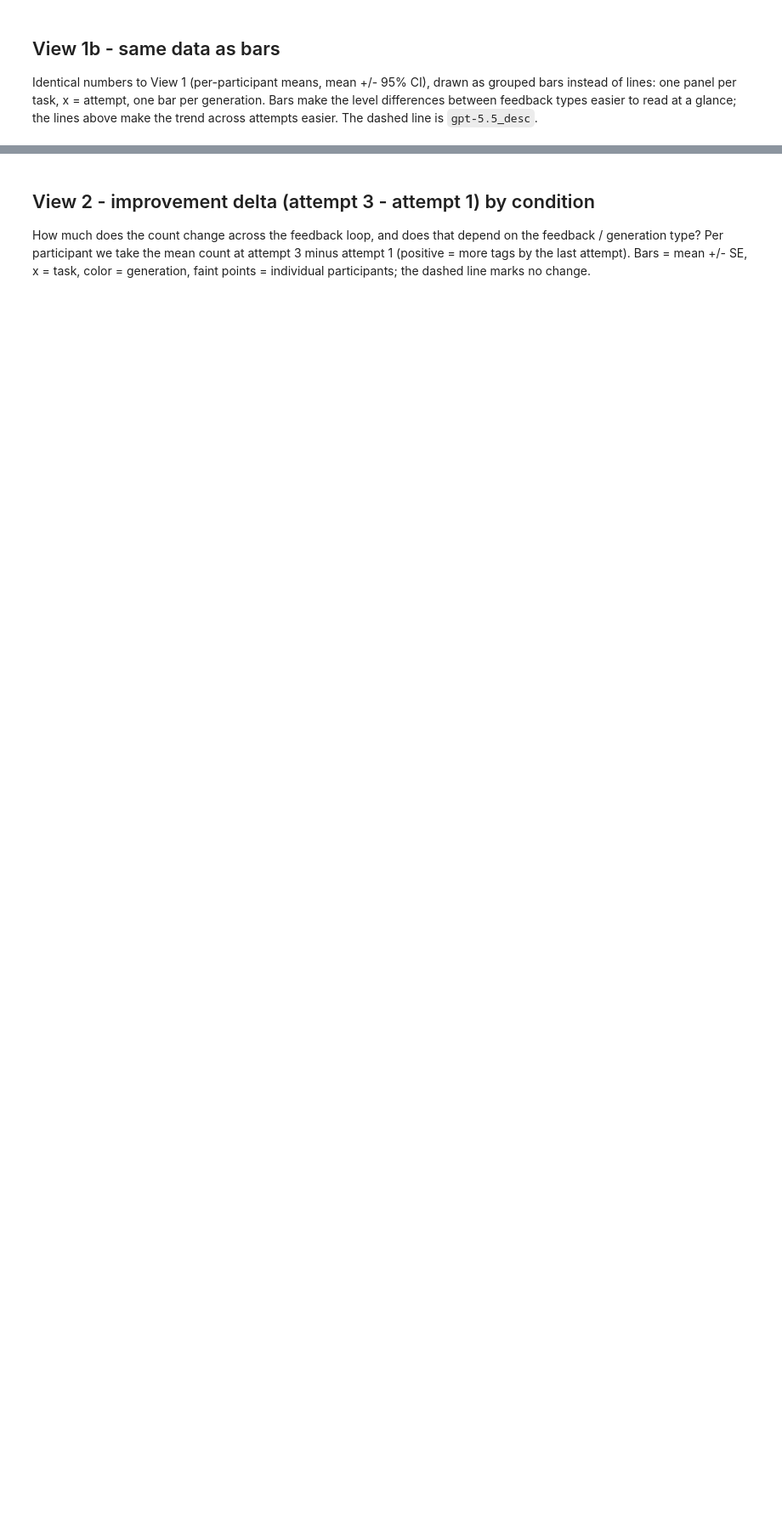
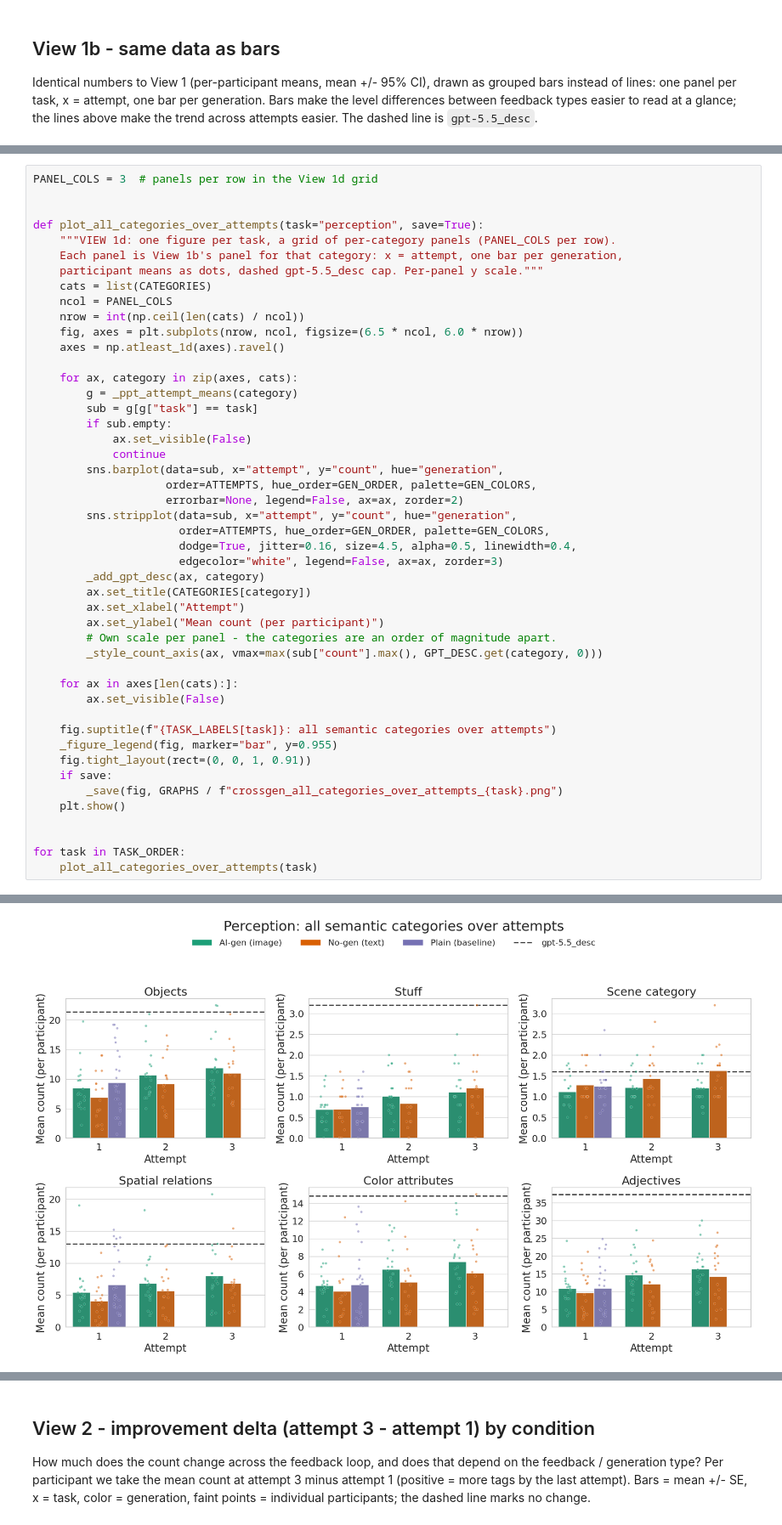
Before and after one commit to AnatKordon/Imagination_in_translation, a Jupyter notebook: analysis/notebooks/cross_gen_semantic_counts.ipynb, the cells around one changed output, grey strips where cells are left out. Shown at 85% size. Drawn from its saved outputs; the diff is of its cells as text; blank space fills up the shorter version.

```diff
--- a/analysis/notebooks/cross_gen_semantic_counts.ipynb
+++ b/analysis/notebooks/cross_gen_semantic_counts.ipynb
@@ -286,0 +448,48 @@ for category in CATEGORIES:
+# %%
+PANEL_COLS = 3  # panels per row in the View 1d grid
+
+
+def plot_all_categories_over_attempts(task="perception", save=True):
+    """VIEW 1d: one figure per task, a grid of per-category panels (PANEL_COLS per row).
+    Each panel is View 1b's panel for that category: x = attempt, one bar per generation,
+    participant means as dots, dashed gpt-5.5_desc cap. Per-panel y scale."""
+    cats = list(CATEGORIES)
+    ncol = PANEL_COLS
+    nrow = int(np.ceil(len(cats) / ncol))
+    fig, axes = plt.subplots(nrow, ncol, figsize=(6.5 * ncol, 6.0 * nrow))
+    axes = np.atleast_1d(axes).ravel()
+
+    for ax, category in zip(axes, cats):
+        g = _ppt_attempt_means(category)
+        sub = g[g["task"] == task]
+        if sub.empty:
+            ax.set_visible(False)
+            continue
+        sns.barplot(data=sub, x="attempt", y="count", hue="generation",
+                    order=ATTEMPTS, hue_order=GEN_ORDER, palette=GEN_COLORS,
+                    errorbar=None, legend=False, ax=ax, zorder=2)
+        sns.stripplot(data=sub, x="attempt", y="count", hue="generation",
+                      order=ATTEMPTS, hue_order=GEN_ORDER, palette=GEN_COLORS,
+                      dodge=True, jitter=0.16, size=4.5, alpha=0.5, linewidth=0.4,
+                      edgecolor="white", legend=False, ax=ax, zorder=3)
+        _add_gpt_desc(ax, category)
+        ax.set_title(CATEGORIES[category])
+        ax.set_xlabel("Attempt")
+        ax.set_ylabel("Mean count (per participant)")
+        # Own scale per panel - the categories are an order of magnitude apart.
+        _style_count_axis(ax, vmax=max(sub["count"].max(), GPT_DESC.get(category, 0)))
+
+    for ax in axes[len(cats):]:
+        ax.set_visible(False)
+
+    fig.suptitle(f"{TASK_LABELS[task]}: all semantic categories over attempts")
+    _figure_legend(fig, marker="bar", y=0.955)
+    fig.tight_layout(rect=(0, 0, 1, 0.91))
+    if save:
+        _save(fig, GRAPHS / f"crossgen_all_categories_over_attempts_{task}.png")
+    plt.show()
+
+
+for task in TASK_ORDER:
+    plot_all_categories_over_attempts(task)
+# %% [output]
@@ -286,0 +497 @@ for category in CATEGORIES:
+[figure, added]
```
Also changed, not shown: parts of 9 cells of this notebook, 6 other files.
